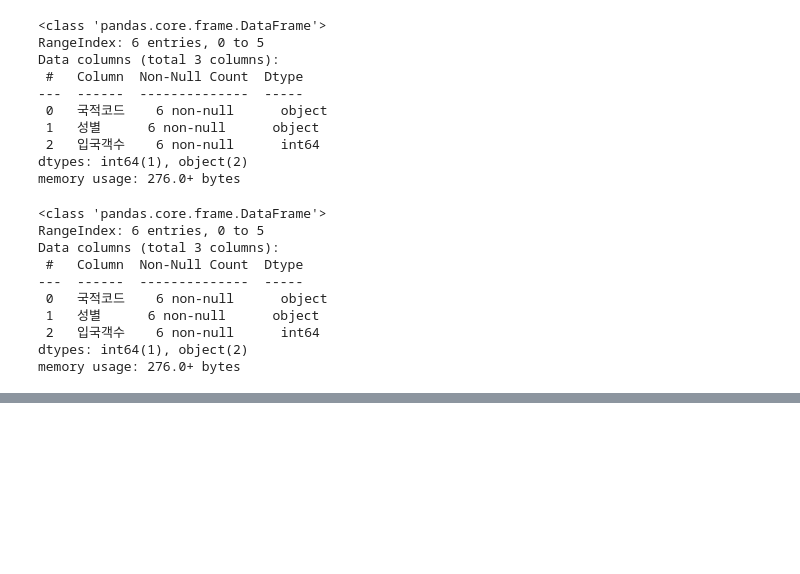
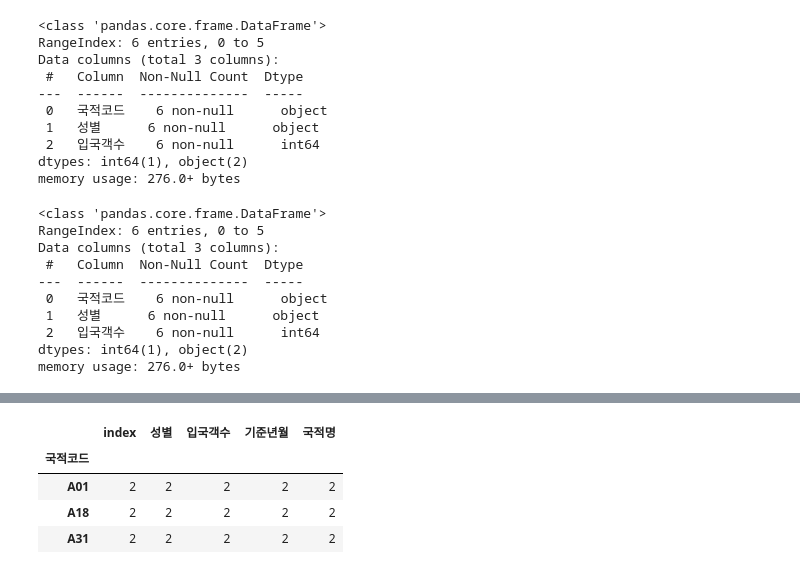
Before and after one commit to KangJeongTaek/bigdata-analysis-2024, a Jupyter notebook: day01/da01_pandas_basic.ipynb, the cells around one changed output, grey strips where cells are left out. Saved outputs shown, nothing was run; the diff lists cells and outputs as text; code cells hidden in the pictures; blank space fills up the shorter version.

```diff
--- a/day01/da01_pandas_basic.ipynb
+++ b/day01/da01_pandas_basic.ipynb
@@ -167,0 +267,3 @@ df_csv.head(3)
+# %%
+## DF에 인덱스를 변경
+df_csv.set_index(keys='국적명')
@@ -167,0 +282,8 @@ df_csv.head(3)
+# %%
+df_csv.groupby(['국적코드']).count()
+# %% [output]
+|  | index | 성별 | 입국객수 | 기준년월 | 국적명 |
+| 국적코드 |  |  |  |  |  |
+| A01 | 2 | 2 | 2 | 2 | 2 |
+| A18 | 2 | 2 | 2 | 2 | 2 |
+| A31 | 2 | 2 | 2 | 2 | 2 |
```
Also changed, not shown: parts of 19 cells of this notebook, 2 other files.
